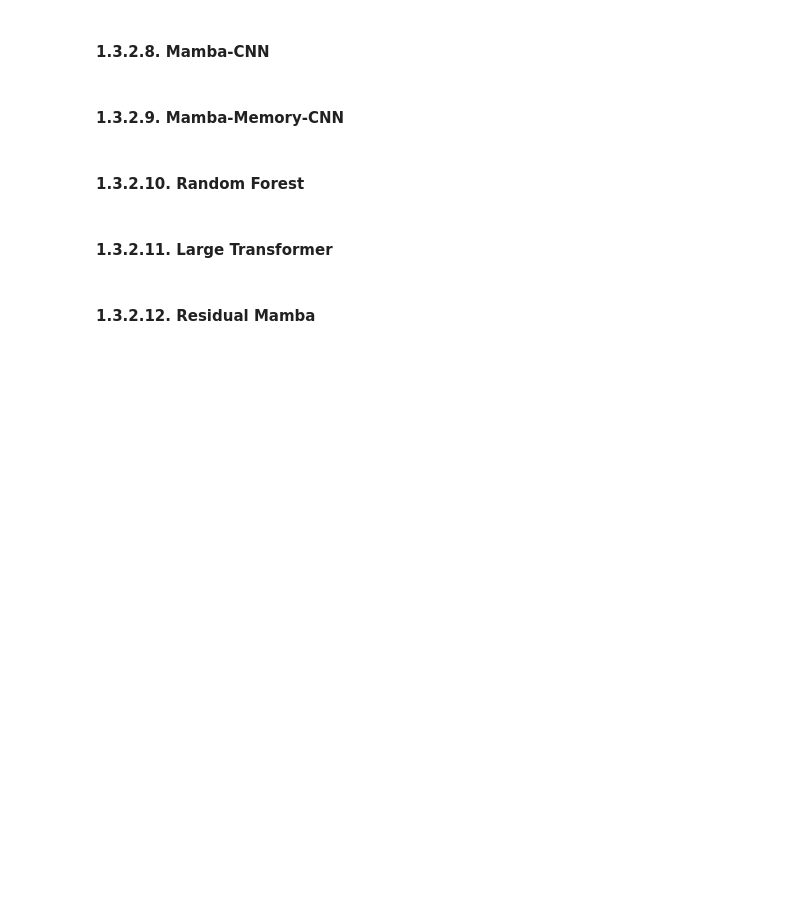
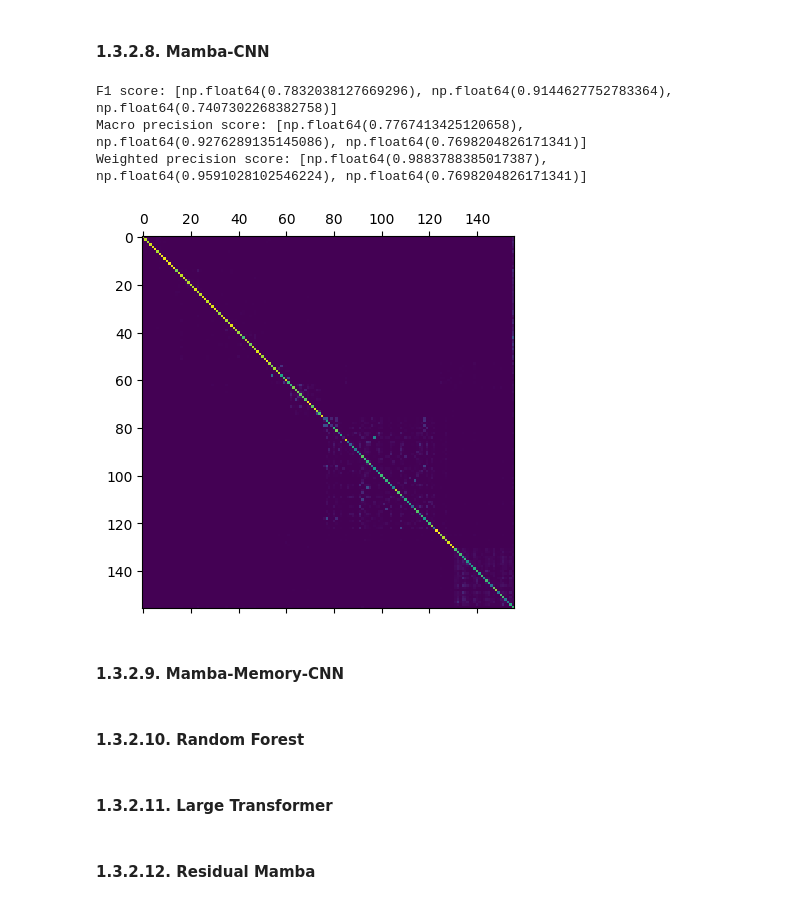
Before and after one commit to Vincent-Therrien/stelaro, a Jupyter notebook: demonstrations/classification.ipynb, the cells around one changed output. Cells and saved outputs as stored; diff of their text form; code cells hidden in the pictures; blank space fills up the shorter version.

```diff
--- a/demonstrations/classification.ipynb
+++ b/demonstrations/classification.ipynb
@@ -1312,6 +1310,9 @@ def train_classifier(
 
 
 def test_speed(classifier, N):
+    parameters = classifier.get_parameters()
+    total_params = sum(param.numel() for param in parameters)
+    print(f"Number of parameters: {total_params:_}")
     optimizer = Adam(classifier.get_parameters(), lr=0.001)
     a = time.time()
     classifier.train(
@@ -1322,9 +1323,9 @@ def test_speed(classifier, N):
         patience=200,
         loss_function=nn.CrossEntropyLoss(),
         loss_function_type="supervised",
-        evaluation_interval=N + 1,
+        evaluation_interval=N * 2,
         evaluation_maximum_duration=30.0,
-        patience_interval=N + 1,
+        patience_interval=N * 2,
         n_max_steps=N
     )
     delta = time.time() - a
@@ -1621,28 +1662,35 @@ test_speed(classifier, 100)
 # %%
 directory = f"{BERTAX_MODELS}cnn_mamba/"
 mkdir(directory)
 from torch import save, load
 from stelaro.models import ssm
 
 classifier = models.Classifier(
     BERTAX_READ_LENGTH // 4,
     mapping,
     "cuda",
     ssm.MambaSequenceClassifierCNN(
         N=None,
         num_classes=len(mapping),
         d_model=128,
         n_layers=4,
         d_state=16,
         d_conv=4,
         expand=2
     ),
     format.to_channels,
     True
 )
 # classifier.model.load_state_dict(load(f"{directory}/pretrain_mlm_weights_20k_steps.pt2"))
-train_classifier(classifier, directory, (1, 2, 3, 4, 5, 6, 7, 8), train_data, validation_data)
+# train_classifier(classifier, directory, (1, 2, 3, 4, 5, 6, 7, 8), train_data, validation_data)
+classifier.model.load_state_dict(load(f"{directory}/weights_160k_steps.pt2"))
+test_speed(classifier, 100)
 models.benchmark_classifier(classifier, test_data, "cuda", mapping, 300)
+# %% [output]
+F1 score: [np.float64(0.7832038127669296), np.float64(0.9144627752783364), np.float64(0.7407302268382758)]
+Macro precision score: [np.float64(0.7767413425120658), np.float64(0.9276289135145086), np.float64(0.7698204826171341)]
+Weighted precision score: [np.float64(0.9883788385017387), np.float64(0.9591028102546224), np.float64(0.7698204826171341)]
+[figure, added]
 # %% [markdown]
 #### 1.3.2.9. Mamba-Memory-CNN
 # %%
```
Also changed, not shown: parts of 15 cells of this notebook, 2 other files.
